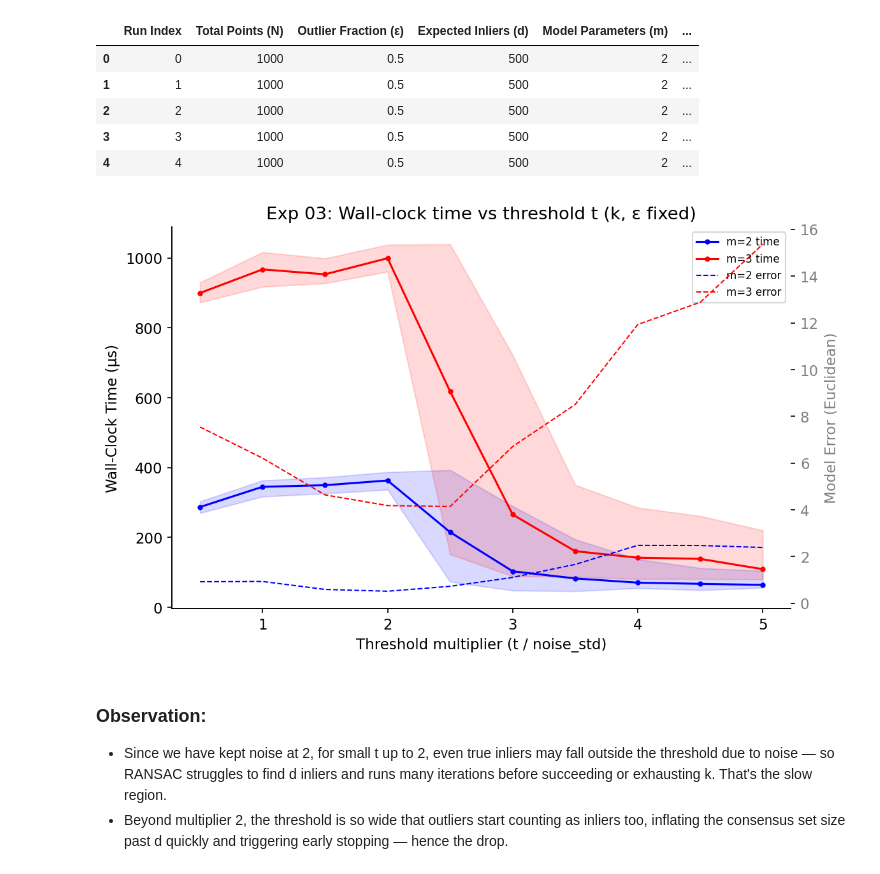
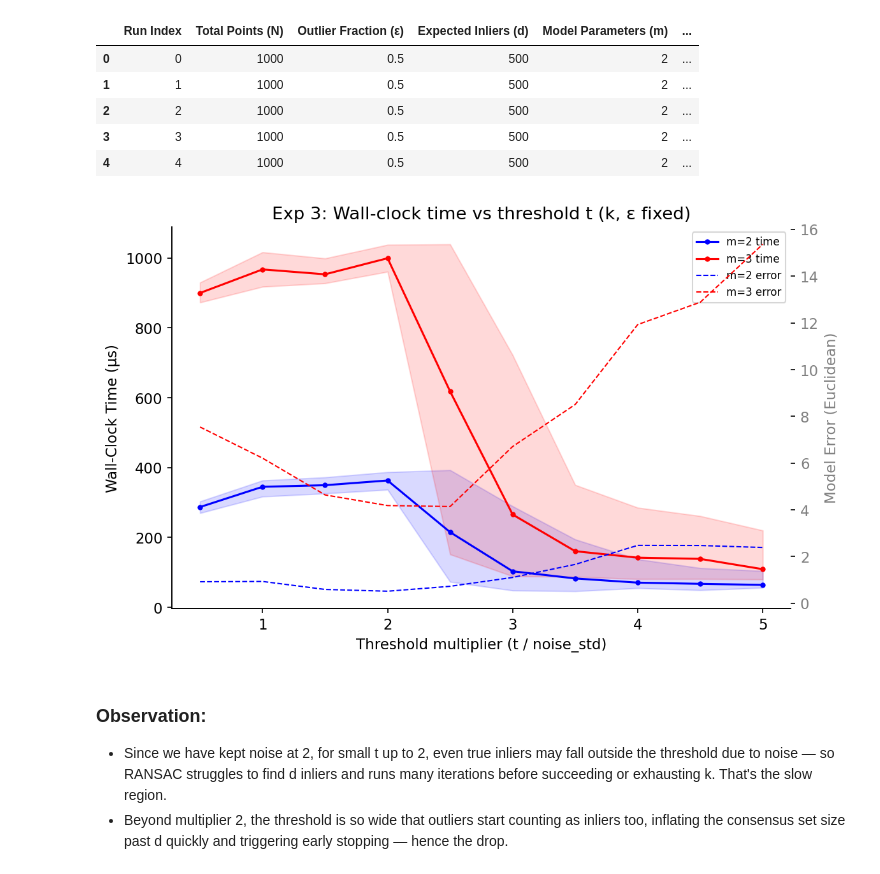
Before and after one commit to arshsinghphd/RANSAC-analysis, a Jupyter notebook: empirical_analysis/ransac_notebook.ipynb, the cells around one changed output. Drawn from its saved outputs; the diff is of its cells as text; code cells hidden in the pictures.

```diff
--- a/empirical_analysis/ransac_notebook.ipynb
+++ b/empirical_analysis/ransac_notebook.ipynb
@@ -195,35 +195,35 @@ fig, ax1 = plt.subplots(figsize=(8, 5))
 ax2 = ax1.twinx()
 
 for m, color in [(2, "blue"), (3, "red")]:
     sub = df03[df03["Model Parameters (m)"] == m]
     grp = sub.groupby("t_multiplier")["Wall-Clock Time (μs)"]
     means = grp.median()
     lower = grp.quantile(0.10)
     upper = grp.quantile(0.90)
 
     ax1.plot(means.index, means.values,
              color=color, marker="o", markersize=3, label=f"m={m} time")
     ax1.fill_between(means.index, lower, upper, alpha=0.15, color=color)
 
     grp2 = sub.groupby("t_multiplier")["Model Error (Euclidean)"]
     ax2.plot(grp2.mean().index, grp2.mean().values,
              color=color, linestyle="--", linewidth=1, label=f"m={m} error")
 
 ax1.set_xlabel("Threshold multiplier (t / noise_std)")
 ax1.set_ylabel("Wall-Clock Time (μs)")
 ax2.set_ylabel("Model Error (Euclidean)", color="grey")
 ax2.tick_params(axis="y", labelcolor="grey")
-ax1.set_title("Exp 03: Wall-clock time vs threshold t (k, ε fixed)")
+ax1.set_title("Exp 3: Wall-clock time vs threshold t (k, ε fixed)")
 
 lines1, labels1 = ax1.get_legend_handles_labels()
 lines2, labels2 = ax2.get_legend_handles_labels()
 ax1.legend(lines1 + lines2, labels1 + labels2, fontsize=8)
 
 plt.tight_layout()
 plt.savefig(f"{FIG_DIR}/exp3.png", dpi=150)
 plt.show()
 # %% [output]
-[figure, old version]
+[figure, new version]
 # %% [markdown]
 ### Observation:
 * Since we have kept noise at 2, for small t up to 2, even true inliers may fall outside the threshold due to noise — so RANSAC struggles to find d inliers and runs many iterations before succeeding or exhausting k. That's the slow region.
```
Also changed, not shown: parts of 3 cells of this notebook, 3 other files.
